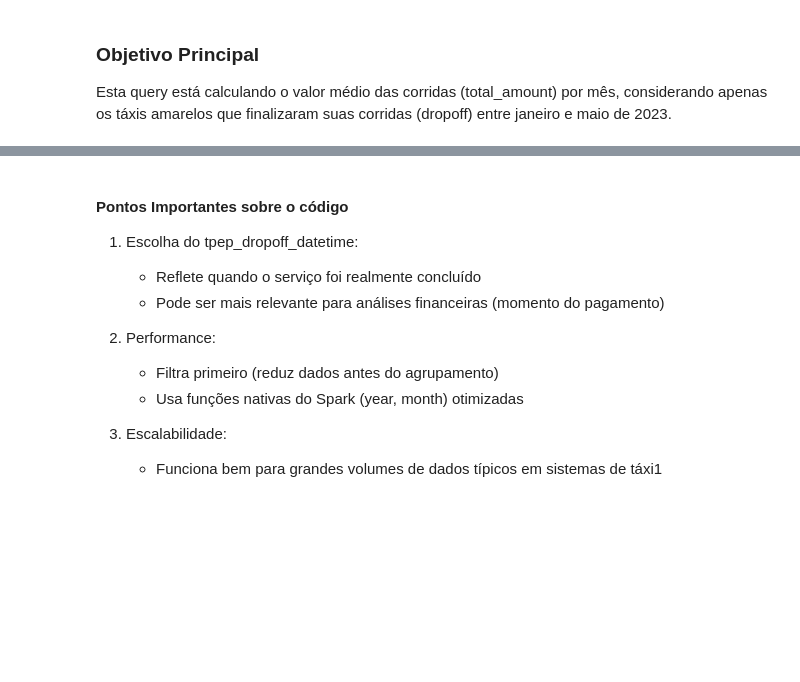
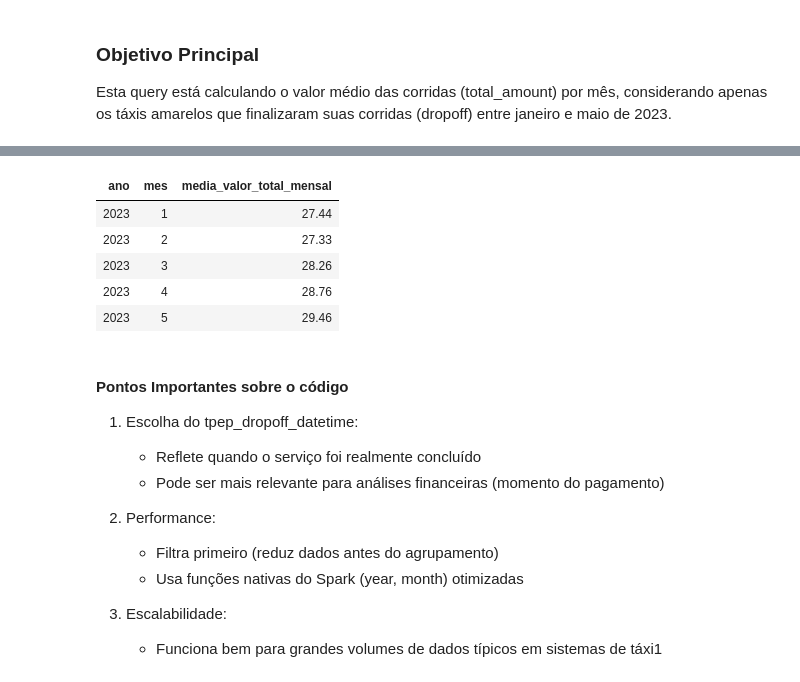
Before and after one commit to jailsonpj/case-data-architect-ifood, a Jupyter notebook: ifood-case/analysis/perguntas.ipynb, the cells around one changed output, grey strips where cells are left out. Cells and saved outputs as stored; diff of their text form; code cells hidden in the pictures; blank space fills up the shorter version.

```diff
--- a/ifood-case/analysis/perguntas.ipynb
+++ b/ifood-case/analysis/perguntas.ipynb
@@ -69,3 +57,12 @@ resultado.show()
+# %%
+resultado.display()
+# %% [output]
+| ano | mes | media_valor_total_mensal |
+| 2023 | 1 | 27.44 |
+| 2023 | 2 | 27.33 |
+| 2023 | 3 | 28.26 |
+| 2023 | 4 | 28.76 |
+| 2023 | 5 | 29.46 |
 # %% [markdown]
 #### Pontos Importantes sobre o código
 
```
Also changed, not shown: parts of 5 cells of this notebook.
